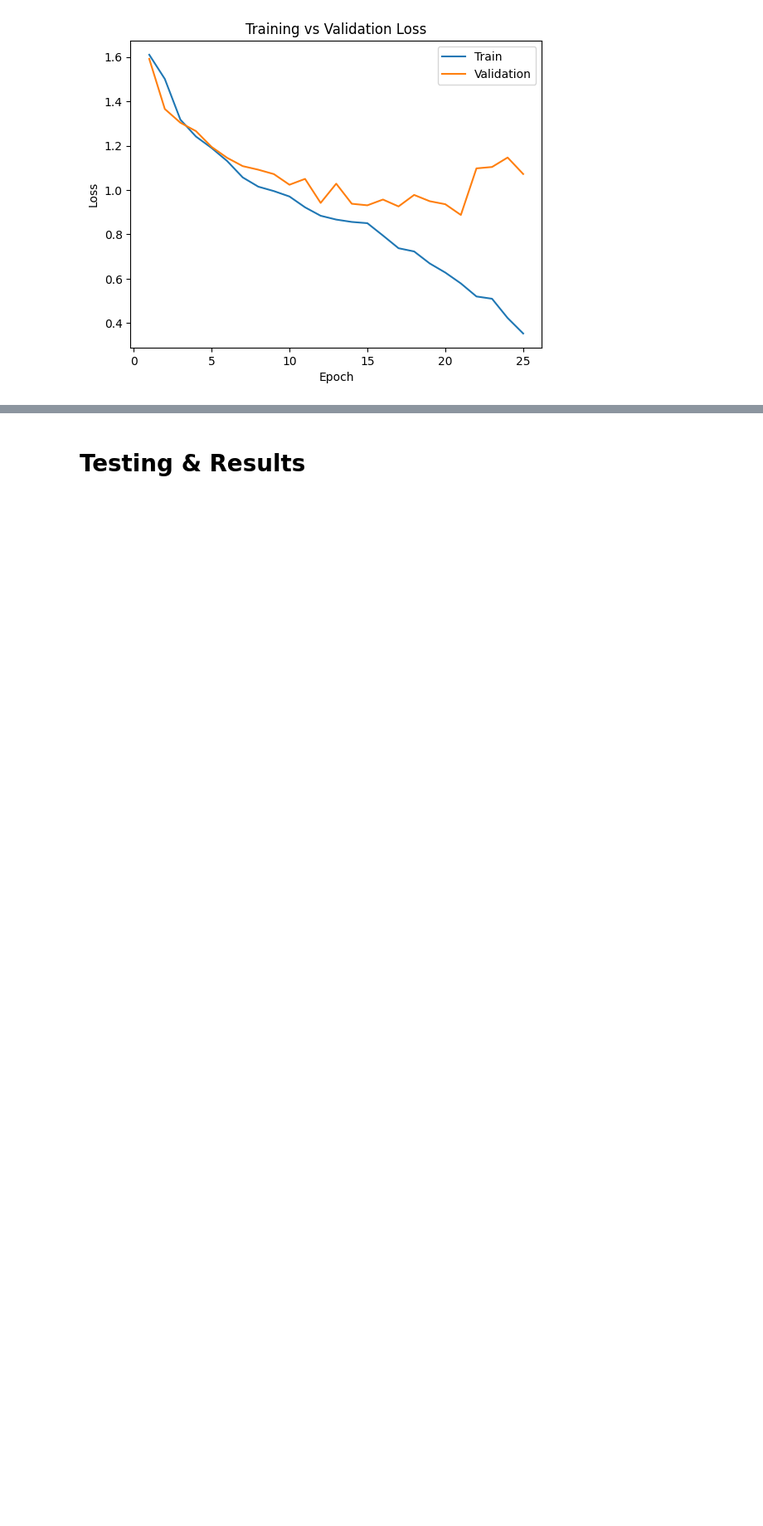
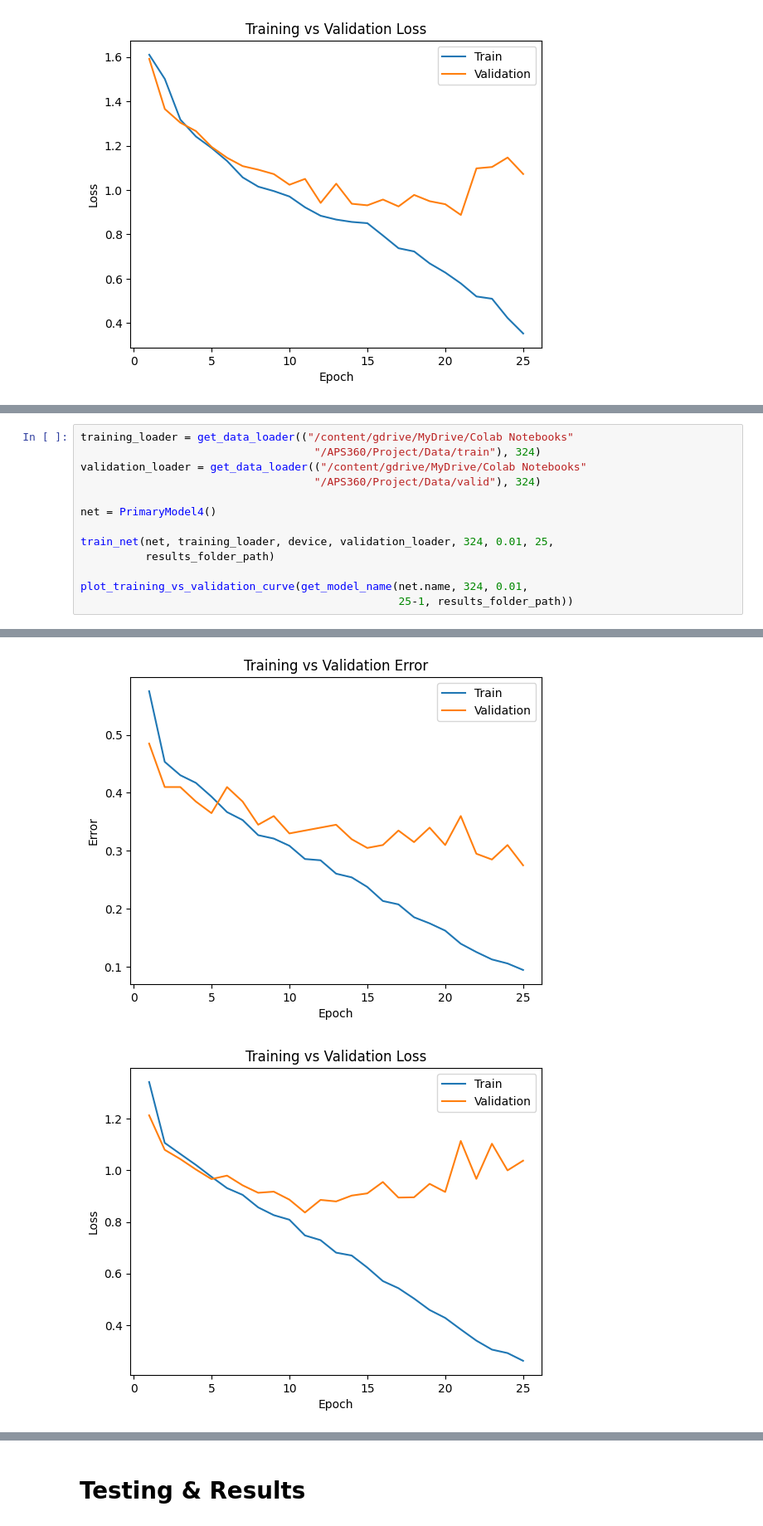
Before and after one commit to ridvikpal/FruitSalad, a Jupyter notebook: APS360_Project_Ridvk_Pal.ipynb, the cells around one changed output, grey strips where cells are left out. Shown at 83% size. Drawn from its saved outputs; the diff is of its cells as text; blank space fills up the shorter version.

Commit message:
Updated jupyter notebook

```diff
--- a/APS360_Project_Ridvk_Pal.ipynb
+++ b/APS360_Project_Ridvk_Pal.ipynb
@@ -949,0 +1029,14 @@ Total time elapsed: 11195.86 seconds
+# %%
+training_loader = get_data_loader(("/content/gdrive/MyDrive/Colab Notebooks"
+                                    "/APS360/Project/Data/train"), 324)
+validation_loader = get_data_loader(("/content/gdrive/MyDrive/Colab Notebooks"
+                                    "/APS360/Project/Data/valid"), 324)
+
+net = PrimaryModel4()
+
+train_net(net, training_loader, device, validation_loader, 324, 0.01, 25,
+          results_folder_path)
+
+plot_training_vs_validation_curve(get_model_name(net.name, 324, 0.01,
+                                                 25-1, results_folder_path))
+# %% [output]
@@ -949,0 +1060,2 @@ Total time elapsed: 11195.86 seconds
+[figure, added]
+[figure, added]
```
Also changed, not shown: parts of 42 cells of this notebook.
